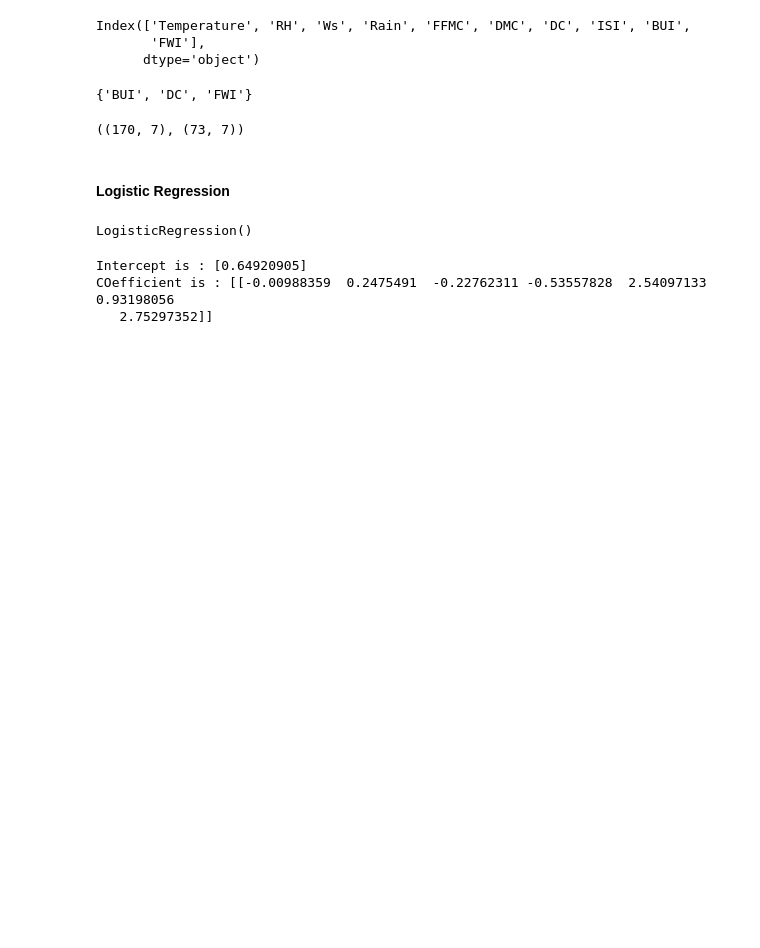
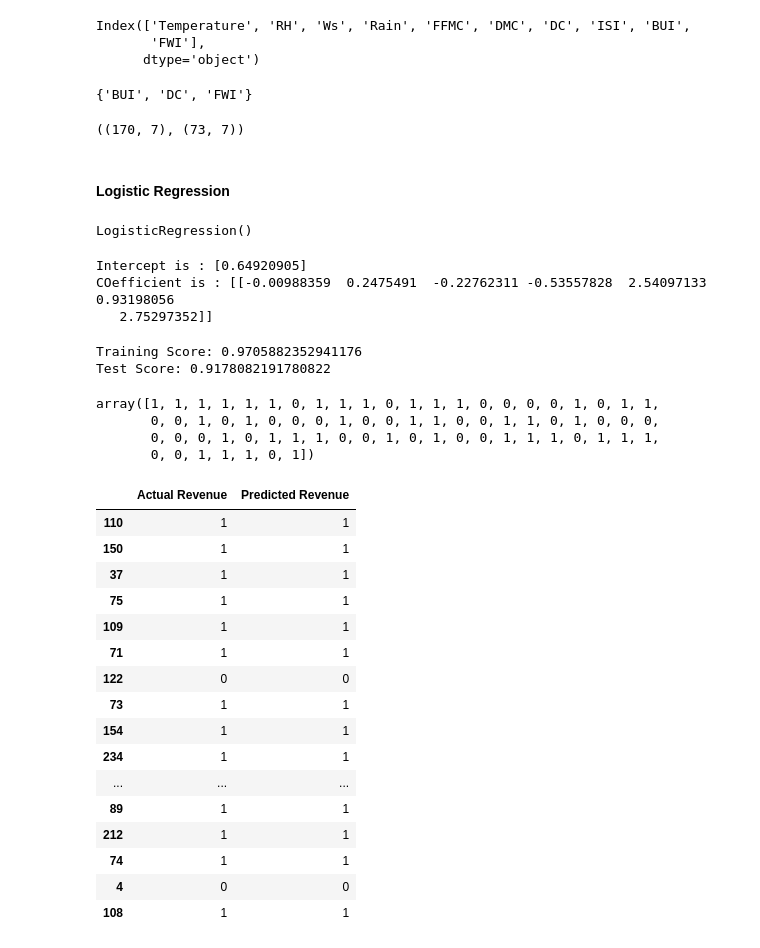
Before and after one commit to anugrahrk/Forest-fire, a Jupyter notebook: Forest_fire.ipynb, the cells around one changed output. Saved outputs shown, nothing was run; the diff lists cells and outputs as text; code cells hidden in the pictures; blank space fills up the shorter version.

```diff
--- a/Forest_fire.ipynb
+++ b/Forest_fire.ipynb
@@ -585,3 +579,38 @@ print("COefficient is :",Logistic_Regression.coef_)
 Intercept is : [0.64920905]
 COefficient is : [[-0.00988359  0.2475491  -0.22762311 -0.53557828  2.54097133  0.93198056
    2.75297352]]
+# %%
+print("Training Score:",Logistic_Regression.score(X_train_scaled,y_train))
+print("Test Score:",Logistic_Regression.score(X_test_scaled,y_test))
+# %% [output]
+Training Score: 0.9705882352941176
+Test Score: 0.9178082191780822
+# %%
+Logistic_Regression_Prediction = Logistic_Regression.predict(X_test_scaled)
+Logistic_Regression_Prediction
+# %% [output]
+array([1, 1, 1, 1, 1, 1, 0, 1, 1, 1, 0, 1, 1, 1, 0, 0, 0, 0, 1, 0, 1, 1,
+       0, 0, 1, 0, 1, 0, 0, 0, 1, 0, 0, 1, 1, 0, 0, 1, 1, 0, 1, 0, 0, 0,
+       0, 0, 0, 1, 0, 1, 1, 1, 0, 0, 1, 0, 1, 0, 0, 1, 1, 1, 0, 1, 1, 1,
+       0, 0, 1, 1, 1, 0, 1])
+# %%
+Actual_predicted=pd.DataFrame({'Actual Revenue':y_test,'Predicted Revenue': Logistic_Regression_Prediction})
+Actual_predicted
+# %% [output]
+|  | Actual Revenue | Predicted Revenue |
+| 110 | 1 | 1 |
+| 150 | 1 | 1 |
+| 37 | 1 | 1 |
+| 75 | 1 | 1 |
+| 109 | 1 | 1 |
+| 71 | 1 | 1 |
+| 122 | 0 | 0 |
+| 73 | 1 | 1 |
+| 154 | 1 | 1 |
+| 234 | 1 | 1 |
+| ... | ... | ... |
+| 89 | 1 | 1 |
+| 212 | 1 | 1 |
+| 74 | 1 | 1 |
+| 4 | 0 | 0 |
+| 108 | 1 | 1 |
```
Also changed, not shown: parts of 10 cells of this notebook.
